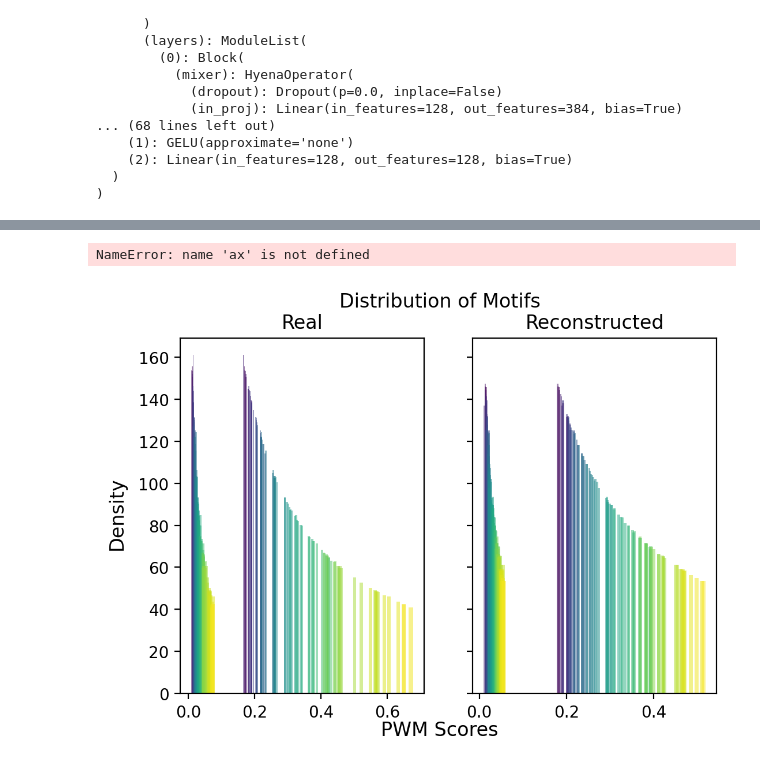
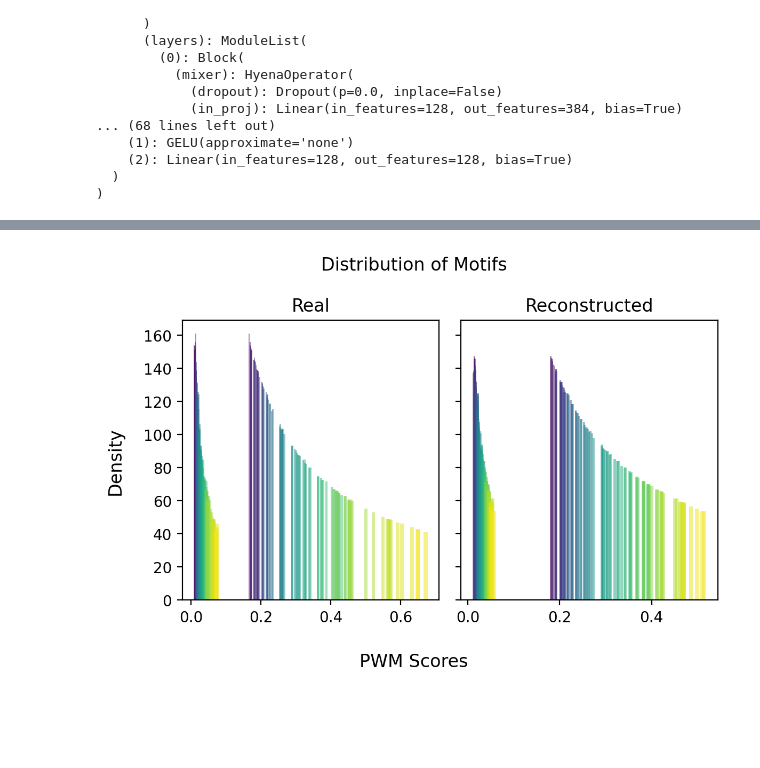
Before and after one commit to njwfish/DistributionEmbeddings, a Jupyter notebook: notebooks/gpra.ipynb, the cells around one changed output, grey strips where cells are left out. Drawn from its saved outputs; the diff is of its cells as text; code cells hidden in the pictures; blank space fills up the shorter version.

```diff
--- a/notebooks/gpra.ipynb
+++ b/notebooks/gpra.ipynb
@@ -62,6 +63,6 @@ def instantiate_and_load_model(config) -> torch.nn.Module:
     generator.model.load_state_dict(checkpoint['generator_state_dict'])
     return encoder, generator
 
-enc, gen = instantiate_and_load_model(cfgs[1])
+enc, gen = instantiate_and_load_model(cfgs[0])
 # %%
-dataset = hydra.utils.instantiate(cfgs[1]['config'].dataset)
+dataset = hydra.utils.instantiate(cfgs[0]['config'].dataset)
@@ -164,13 +171,13 @@ from matplotlib import pyplot as plt
 # Create UMAP embedding
 import umap
 # load gpra embedding
-embedding = np.load('../numerical_results/gpra_embedding.npy')
+# embedding = np.load('../numerical_results/gpra_embedding.npy')
 # reducer = umap.UMAP()
 # can we fit on a subset and then use the same embedding for all?
 # random 100k
 # idx = np.random.permutation(len(all_lats))[:100_000]
 # embedding = reducer.fit_transform(all_lats) #[idx])
-# embedding = reducer.transform(all_lats) # [idx])
+embedding = reducer.transform(all_lats) # [idx])
 # save embedding to numerical results
 # np.save('../numerical_results/gpra_embedding.npy', embedding)
 
@@ -196,25 +203,6 @@ sns.scatterplot(
     ax=ax
 )
 
-# Add set latents to the plot
-set_lats = np.vstack([lats[k].mean(axis=0, keepdims=True) for k in sorted(lats.keys())])
-set_embedding = reducer.transform(set_lats)
-
-# Plot set latents with no alpha
-sns.scatterplot(
-    x=set_embedding[:, 0],
-    y=set_embedding[:, 1],
-    hue=sorted(lats.keys()),
-    palette=cmap,
-    hue_norm=norm,
-    s=100,
-    alpha=1.0,
-    legend=False,
-    ax=ax,
-    marker='*'
-)
-
-
 ax.set_xticks([])
 ax.set_yticks([])
 ax.set_xlabel('UMAP1')
@@ -291,3 +239,8 @@ plt.show()
 # %%
 with torch.no_grad():
-    set_lats = {k: enc(enc_seqs[k][:100_000].to('cuda').unsqueeze(0)).cpu().numpy() for k in enc_seqs}
+    set_lats = {}
+    for k in enc_seqs:
+        print(k)
+        # select random 120k
+        idx = np.random.permutation(enc_seqs[k].shape[0])[:130_000]
+        set_lats[k] = enc(enc_seqs[k][idx].to('cuda').unsqueeze(0)).cpu().numpy()
@@ -370,33 +345,32 @@ norm = plt.Normalize(vmin=2, vmax=98)  # 100 quantiles from 0-99
 # Plot histogram for each quantile with alpha based on quantile number
 for k in sorted(rec_scores.keys()):
     color = cmap(norm(k))
     axs[1].hist(rec_scores[k][rec_scores[k] > 0.0], bins=50, alpha=0.5,
             color=color, density=True, label=None)
 
 axs[1].set_title('Reconstructed')
 
 # Plot histogram for each quantile with alpha based on quantile number
 for k in sorted(ori_scores.keys()):
     color = cmap(norm(k))
     axs[0].hist(ori_scores[k][ori_scores[k] > 0.0], bins=50, alpha=0.5,
             color=color, density=True, label=None)
 
 axs[0].set_title('Real')
 
 fig.suptitle('Distribution of Motifs')
 
 # set shared y label
 fig.supylabel('Density')
 # set shared x label on fig
 fig.supxlabel('PWM Scores')
 
 # Add colorbar - this is the fixed part
 sm = plt.cm.ScalarMappable(cmap=cmap, norm=norm)
 sm.set_array([])  # This line fixes the error
-plt.colorbar(sm, ax=ax, label='Quantile')  # Provide the ax parameter
+# plt.colorbar(sm, ax=axs, label='Quantile')  # Provide the ax parameter
 
 plt.tight_layout()
 plt.show()
 # %% [output]
-NameError: name 'ax' is not defined
-[figure, old version]
+[figure, new version]
```
Also changed, not shown: parts of 19 cells of this notebook, 9 other files.
